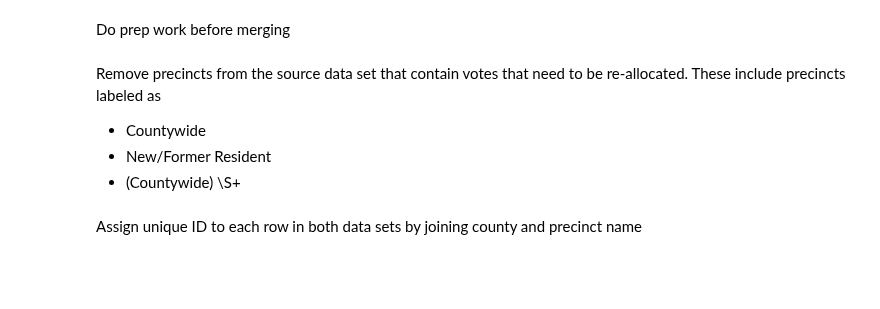
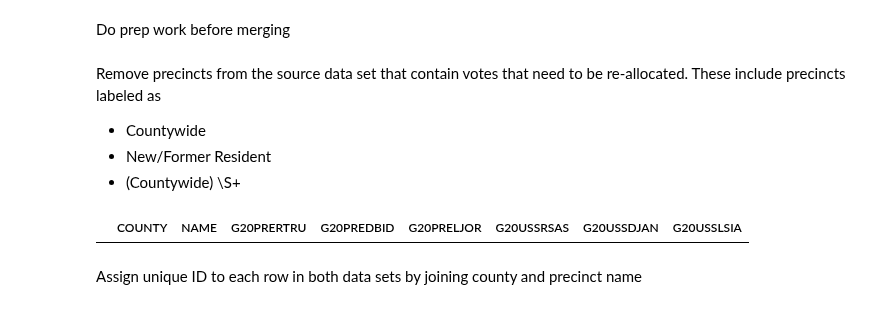
Before and after one commit to nonpartisan-redistricting-datahub/pdv-ne, a Jupyter notebook: vest-ne-2020/vest-ne-2020-validation.ipynb, the cells around one changed output. Saved outputs shown, nothing was run; the diff lists cells and outputs as text; code cells hidden in the pictures; blank space fills up the shorter version.

```diff
--- a/vest-ne-2020/vest-ne-2020-validation.ipynb
+++ b/vest-ne-2020/vest-ne-2020-validation.ipynb
@@ -359,6 +427,10 @@ Remove precincts from the source data set that contain votes that need to be re-
 # %%
 to_reallocate_df = ne_2020_df.loc[ne_2020_df['NAME'].isin(['COUNTYWIDE', 'NEW/FORMER RESIDENT']) | ne_2020_df['NAME'].str.startswith('(COUNTYWIDE)')]
 ne_2020_df = pd.concat([ne_2020_df, to_reallocate_df]).drop_duplicates(keep=False)
+# %%
+ne_2020_df.loc[ne_2020_df['NAME'].str.startswith('(COUNTYWIDE)')]
+# %% [output]
+|  | COUNTY | NAME | G20PRERTRU | G20PREDBID | G20PRELJOR | G20USSRSAS | G20USSDJAN | G20USSLSIA |
 # %% [markdown]
 Assign unique ID to each row in both data sets by joining county and precinct name
 # %%
```
Also changed, not shown: parts of 31 cells of this notebook.
